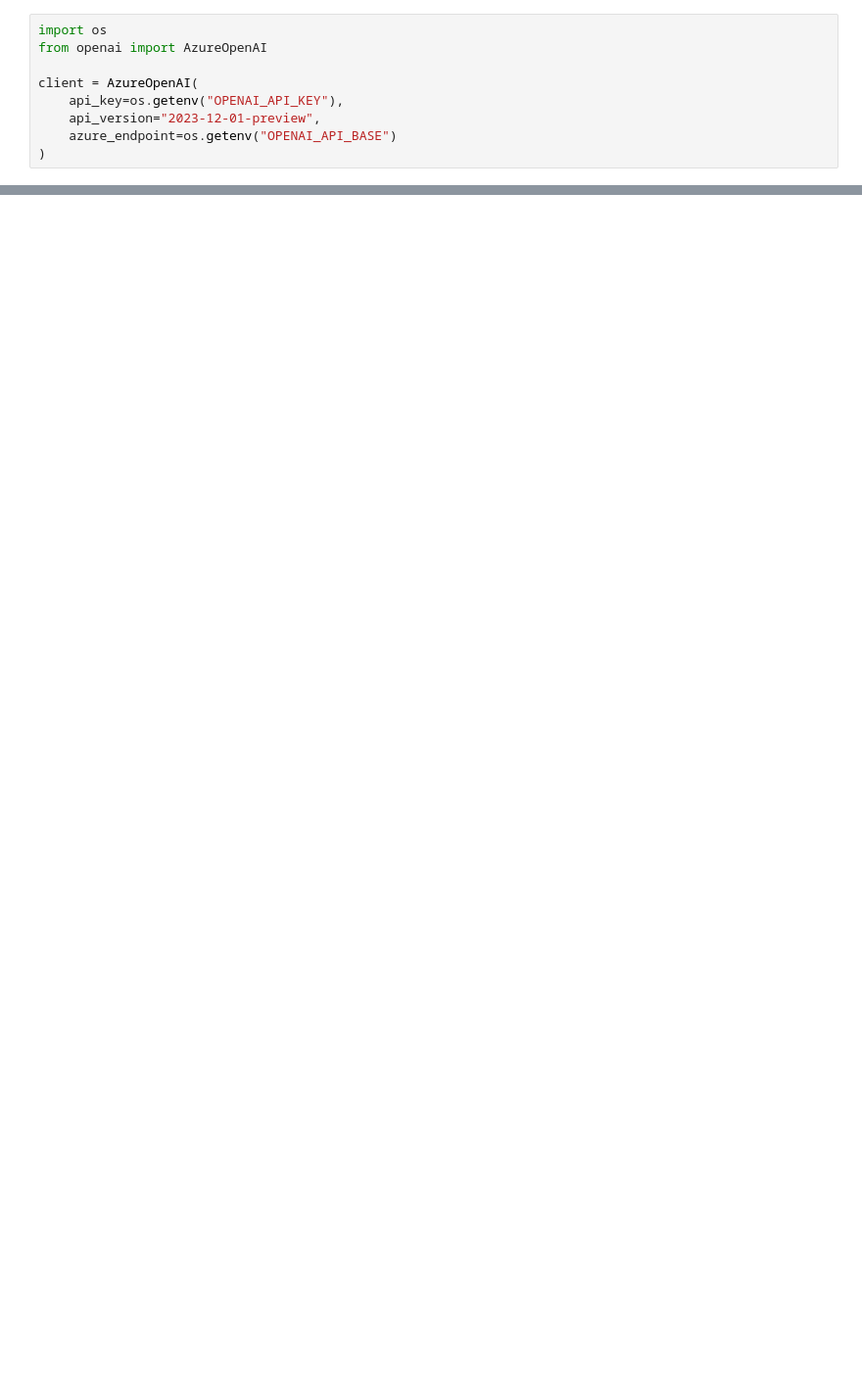
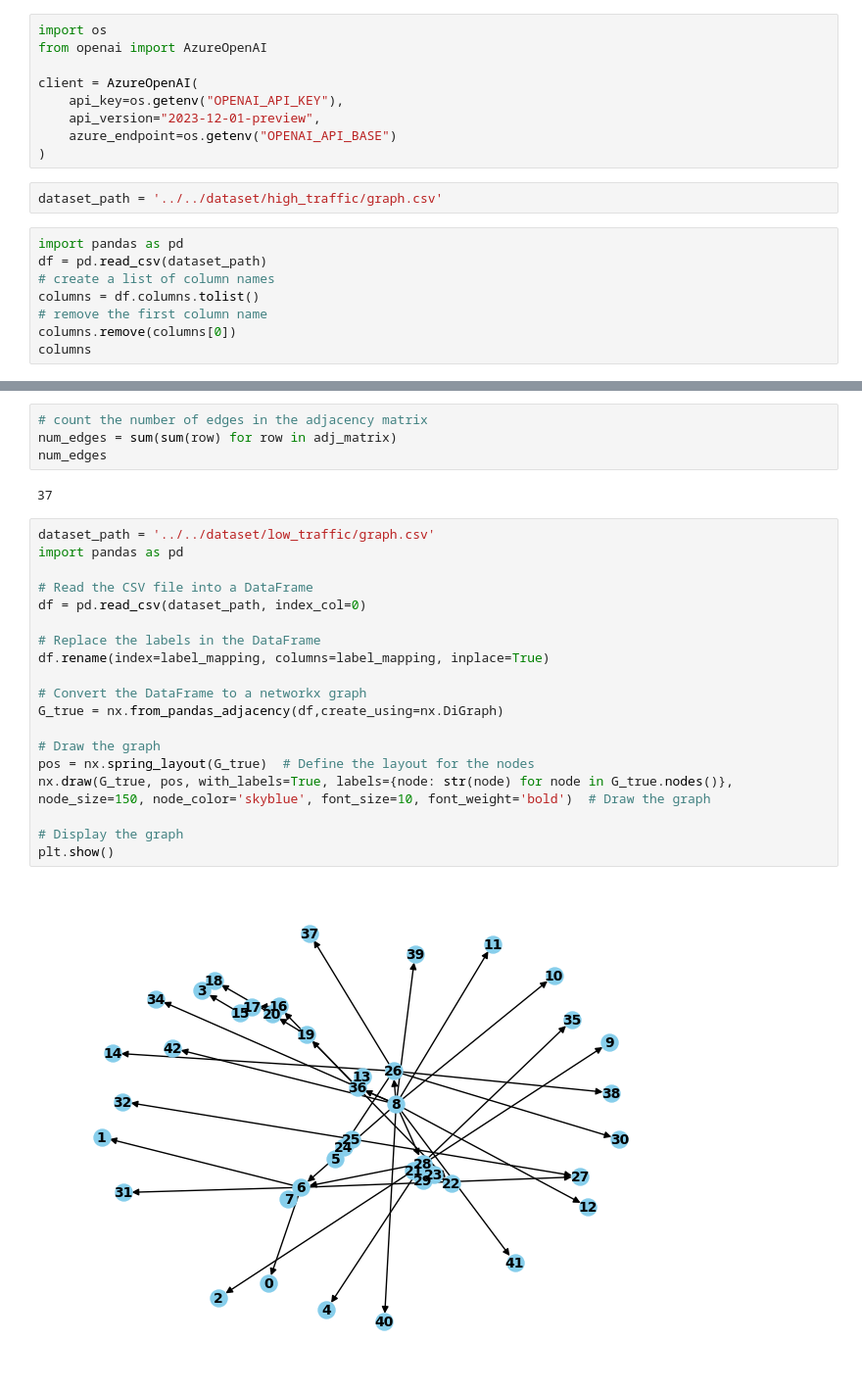
Before and after one commit to srivhash/dowhy, a Jupyter notebook: dowhy/temporal/gpt4.ipynb, the cells around one changed output, grey strips where cells are left out. Shown: that part at 98% size. Cells and saved outputs as stored; diff of their text form; blank space fills up the shorter version.

```diff
--- a/dowhy/temporal/gpt4.ipynb
+++ b/dowhy/temporal/gpt4.ipynb
@@ -7,3 +7,13 @@ client = AzureOpenAI(
     api_version="2023-12-01-preview",
     azure_endpoint=os.getenv("OPENAI_API_BASE")
 )
+# %%
+dataset_path = '../../dataset/high_traffic/graph.csv'
+# %%
+import pandas as pd
+df = pd.read_csv(dataset_path)
+# create a list of column names
+columns = df.columns.tolist()
+# remove the first column name
+columns.remove(columns[0])
+columns
@@ -22,0 +195,27 @@ chat_completion.choices[0].message.content
+# %%
+# count the number of edges in the adjacency matrix
+num_edges = sum(sum(row) for row in adj_matrix)
+num_edges
+# %% [output]
+37
+# %%
+dataset_path = '../../dataset/low_traffic/graph.csv'
+import pandas as pd
+
+# Read the CSV file into a DataFrame
+df = pd.read_csv(dataset_path, index_col=0)
+
+# Replace the labels in the DataFrame
+df.rename(index=label_mapping, columns=label_mapping, inplace=True)
+
+# Convert the DataFrame to a networkx graph
+G_true = nx.from_pandas_adjacency(df,create_using=nx.DiGraph)
+
+# Draw the graph
+pos = nx.spring_layout(G_true)  # Define the layout for the nodes
+nx.draw(G_true, pos, with_labels=True, labels={node: str(node) for node in G_true.nodes()}, node_size=150, node_color='skyblue', font_size=10, font_weight='bold')  # Draw the graph
+
+# Display the graph
+plt.show()
+# %% [output]
+[figure, added]
```
Also changed, not shown: parts of 16 cells of this notebook.
